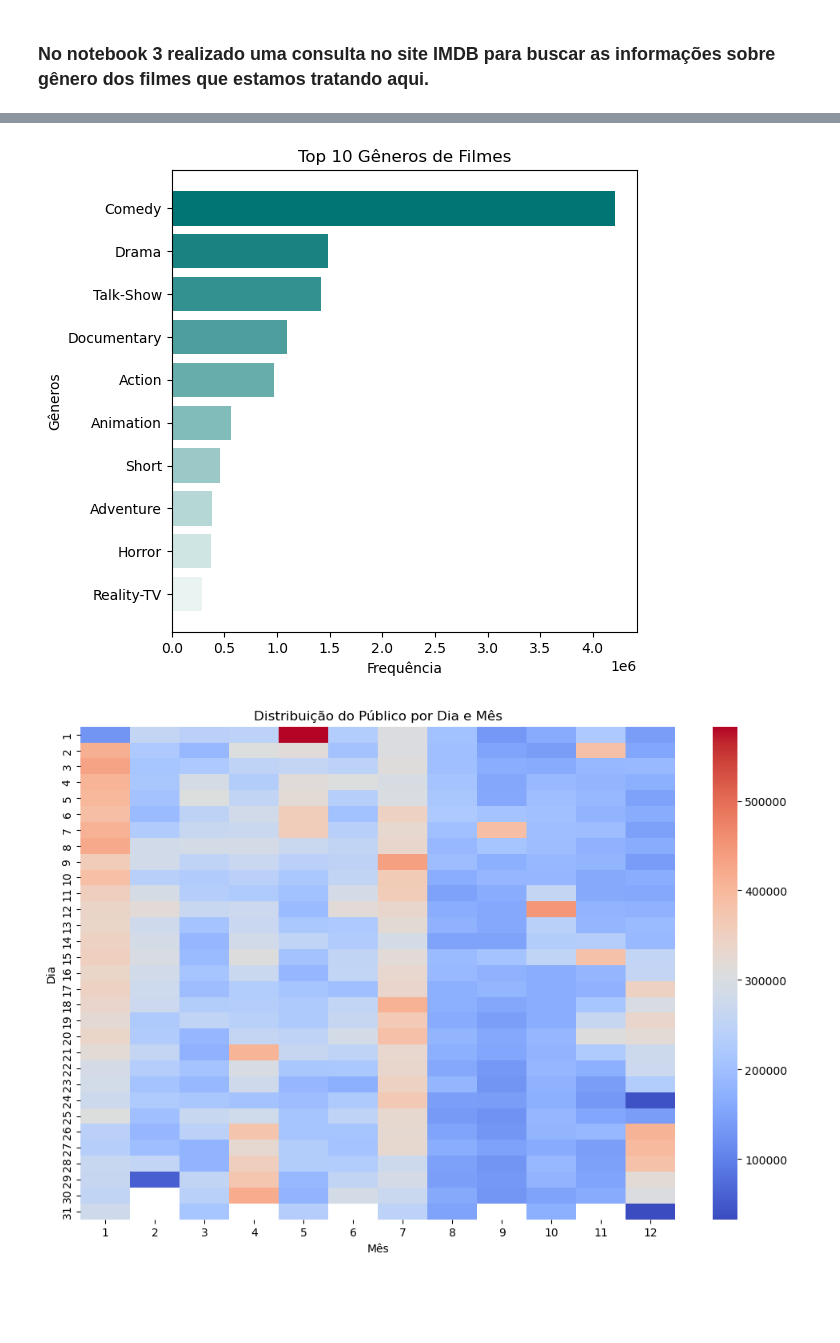
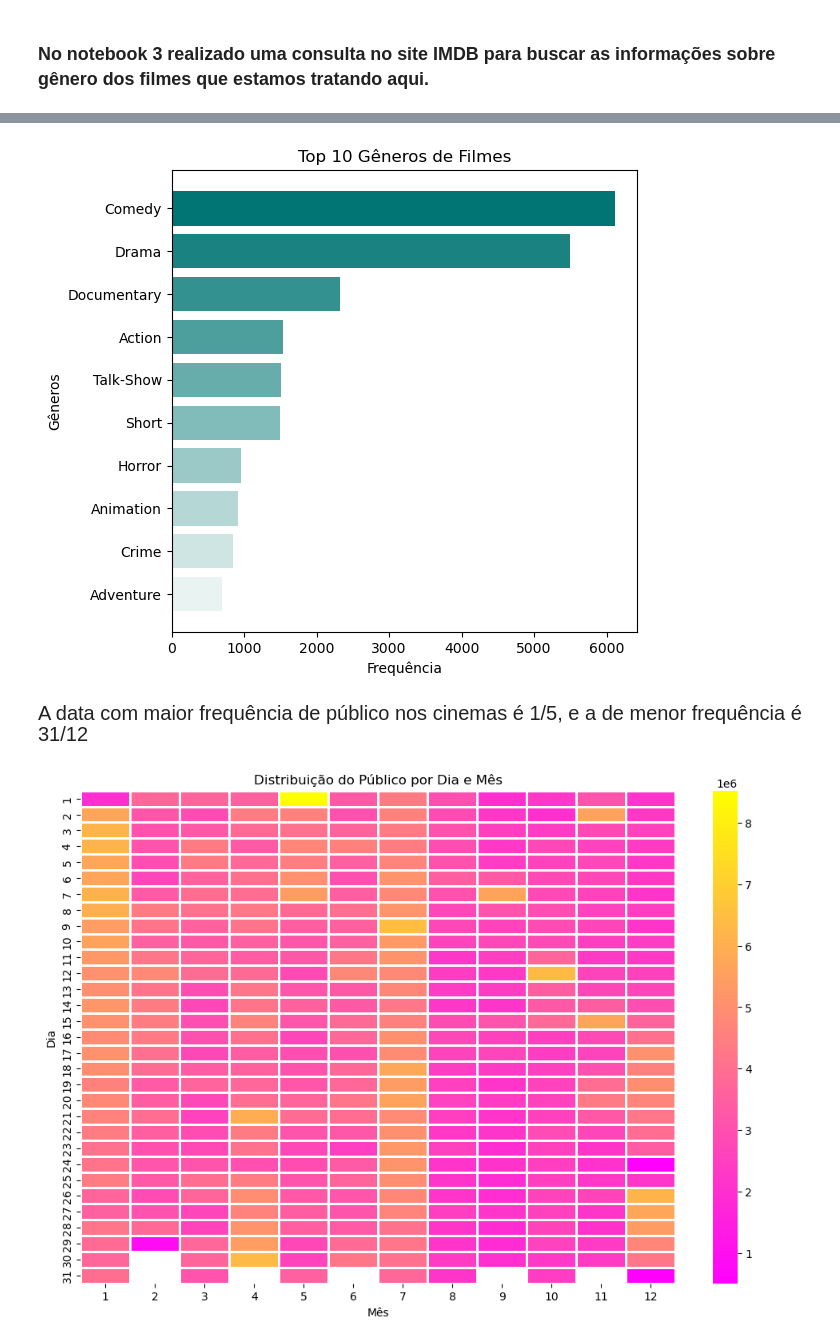
Before and after one commit to bentofh/ancine, a Jupyter notebook: 2_analise_ancine_sample.ipynb, the cells around one changed output, grey strips where cells are left out. Saved outputs shown, nothing was run; the diff lists cells and outputs as text; code cells hidden in the pictures; blank space fills up the shorter version.

Commit message:
Melhoria nos gráficos

```diff
--- a/2_analise_ancine_sample.ipynb
+++ b/2_analise_ancine_sample.ipynb
@@ -59,4 +55,0 @@ df['DT_EXIBICAO'] = pd.to_datetime(df['DT_EXIBICAO'], format='%d/%m/%Y')
-# %%
-# Importando arquivo
-df = pd.read_parquet(os.path.join(pasta,r'BrilheteriaAmostra.parquet'))
-df.shape
@@ -286,7 +294,4 @@ df.head(5)
 # %%
-# Contar a frequência de cada gênero e pegar o top 10
-contagem_generos_top10 = df['GENERO_FILME'].value_counts().head(10)
-
 # Gerando paletas de cores de acordo com uma cor base
 cor_base = paleta['verde']
 tons = sns.light_palette(cor_base, n_colors=10, reverse=True)
@@ -295,35 +300,66 @@ cores = tons_degrade
 
 # Plotar um gráfico de barras horizontal
 plt.figure(figsize=(6, 6))
-barras = plt.barh(contagem_generos_top10.index, contagem_generos_top10.values, color=cores)
+barras = plt.barh(top_generos.index, top_generos.values, color=cores)
 plt.title('Top 10 Gêneros de Filmes')
 plt.xlabel('Frequência')
 plt.ylabel('Gêneros')
 plt.gca().invert_yaxis()  # Inverter o eixo y para o maior valor aparecer no topo
 plt.show()
 # %% [output]
-[figure, old version]
+[figure, new version]
+# %%
+# Converter 'DT_EXIBICAO' para datetime e extrair dia e mês
+df['DT_EXIBICAO'] = pd.to_datetime(df['DT_EXIBICAO'])
+df['Dia'] = df['DT_EXIBICAO'].dt.day
+df['Mes'] = df['DT_EXIBICAO'].dt.month
+
+# Agrupar por dia e mês, somando o público
+agrupamento = df.groupby(['Dia', 'Mes'])['PUBLICO'].sum().reset_index()
+
+# Encontrar o valor máximo e mínimo e suas posições
+max_value = agrupamento['PUBLICO'].max()
+min_value = agrupamento['PUBLICO'].min()
+
+# Encontrar os dias e meses correspondentes
+max_dia_mes = agrupamento[agrupamento['PUBLICO'] == max_value][['Dia', 'Mes']]
+min_dia_mes = agrupamento[agrupamento['PUBLICO'] == min_value][['Dia', 'Mes']]
+
+max_dia = max_dia_mes['Dia'].iloc[0]
+max_mes = max_dia_mes['Mes'].iloc[0]
+min_dia = min_dia_mes['Dia'].iloc[0]
+min_mes = min_dia_mes['Mes'].iloc[0]
+
+
+# Adicionar legenda com a data de maior e menor frequência
+melhor_dia = f"A data com maior frequência de público nos cinemas é {max_dia}/{max_mes}"
+pior_dia = f"e a de menor frequência é {min_dia}/{min_mes}"
+
+# Dias com maior e menor frequência de público
+texto = (f"{melhor_dia}, {pior_dia}")
+display(HTML(f"<div style='font-size: 20px;'>{texto}</div>"))
+# %% [output]
+A data com maior frequência de público nos cinemas é 1/5, e a de menor frequência é 31/12
 # %%
-# Converter 'DT_EXIBICAO' para datetime
+# Converter 'DT_EXIBICAO' para datetime e extrair dia e mês
 df['DT_EXIBICAO'] = pd.to_datetime(df['DT_EXIBICAO'])
-
-# Extrair dia e mês
 df['Dia'] = df['DT_EXIBICAO'].dt.day
 df['Mes'] = df['DT_EXIBICAO'].dt.month
 
 # Agrupar por dia e mês, somando o público
 agrupamento = df.groupby(['Dia', 'Mes'])['PUBLICO'].sum().reset_index()
 
 # Criar DataFrame pivot
 pivot_df = agrupamento.pivot(index='Dia', columns='Mes', values='PUBLICO')
 
 # Plotar o mapa de calor
 plt.figure(figsize=(12, 8))
-sns.heatmap(pivot_df, annot=False, cmap='coolwarm')  # Altere 'coolwarm' para o mapa de cores de sua preferência
+sns.heatmap(pivot_df, annot=False, cmap='spring', linewidths=1)
 plt.title('Distribuição do Público por Dia e Mês')
 plt.xlabel('Mês')
 plt.ylabel('Dia')
+
 plt.show()
 # %% [output]
-[figure, old version]
+[figure, new version]
 # %%
```
Also changed, not shown: parts of 12 cells of this notebook, 1 other file.
